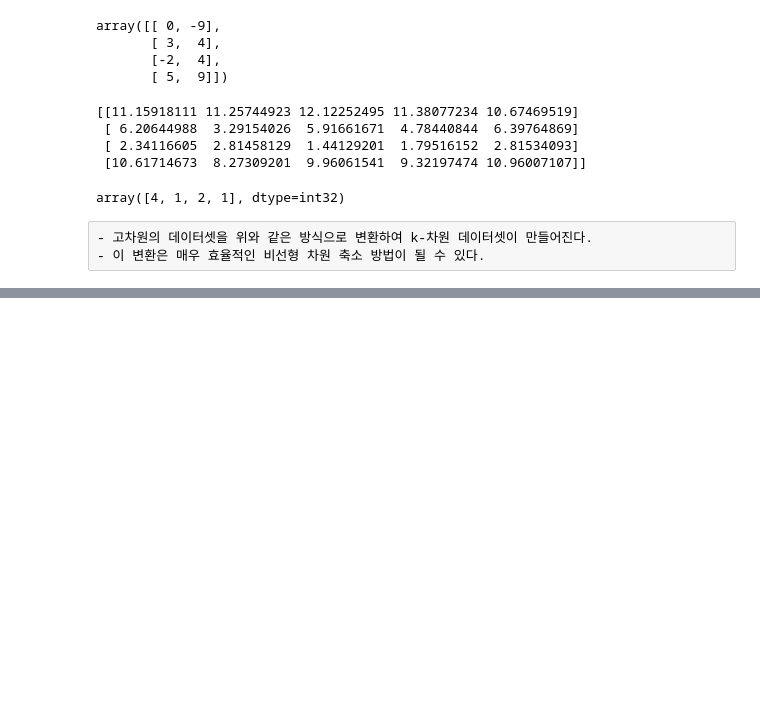
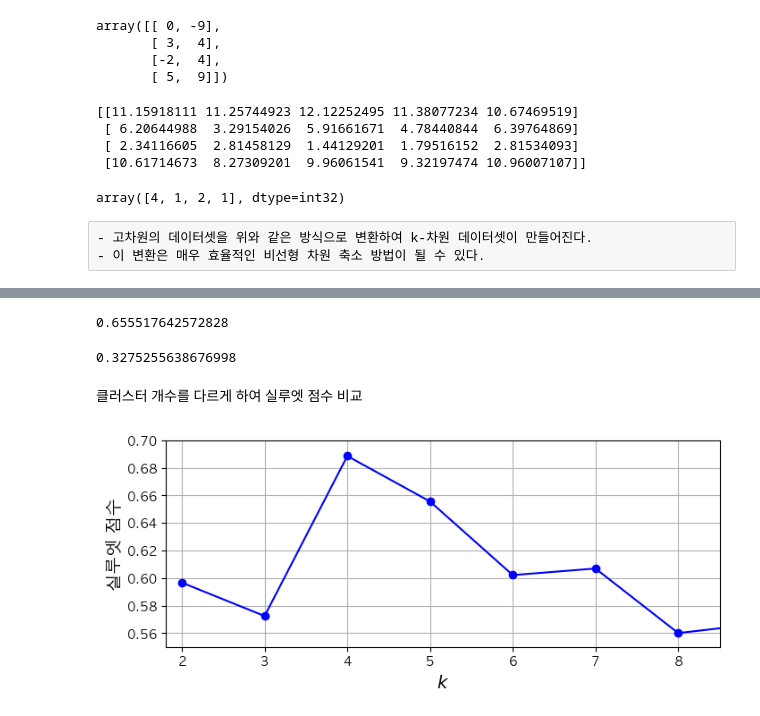
Before and after one commit to junyoung11/Hands-On-ML, a Jupyter notebook: 혜빈/9.unsupervised_learning.ipynb, the cells around one changed output, grey strips where cells are left out. Cells and saved outputs as stored; diff of their text form; code cells hidden in the pictures; blank space fills up the shorter version.

```diff
--- a/혜빈/9.unsupervised_learning.ipynb
+++ b/혜빈/9.unsupervised_learning.ipynb
@@ -181,0 +245,5 @@ array([4, 1, 2, 1], dtype=int32)
+# %%
+# load dataset
+from sklearn.datasets import fetch_openml
+
+mnist = fetch_openml('mnist_784', as_frame=False)
@@ -181,0 +327,27 @@ array([4, 1, 2, 1], dtype=int32)
+# %%
+silhouette_score(X, kmeans.labels_)
+# %% [output]
+0.655517642572828
+# %%
+silhouette_score(X, minibatch_kmeans.labels_)
+# %% [output]
+0.3275255638676998
+# %% [markdown]
+클러스터 개수를 다르게 하여 실루엣 점수 비교
+# %%
+kmeans_per_k = [KMeans(n_clusters=k, random_state=42).fit(X)
+                for k in range(1, 10)]
+
+silhouette_scores = [silhouette_score(X, model.labels_)
+                    for model in kmeans_per_k[1:]]
+# %%
+plt.figure(figsize=(8, 3))
+plt.plot(range(2, 10), silhouette_scores, "bo-")
+plt.xlabel("$k$")
+plt.ylabel("실루엣 점수")
+plt.axis([1.8, 8.5, 0.55, 0.7])
+plt.grid()
+
+plt.show()
+# %% [output]
+[figure, added]
```
Also changed, not shown: parts of 18 cells of this notebook, 1 other file.
